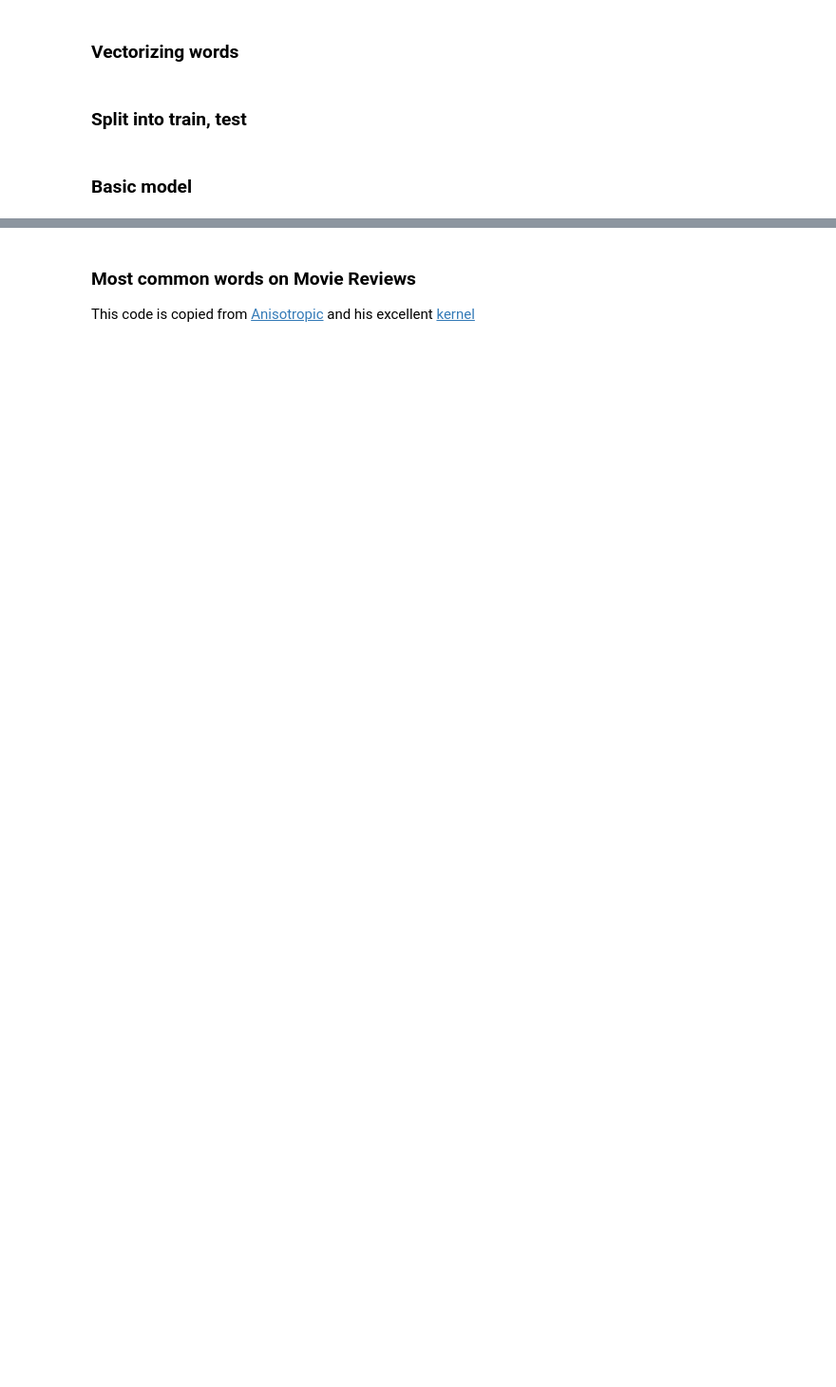
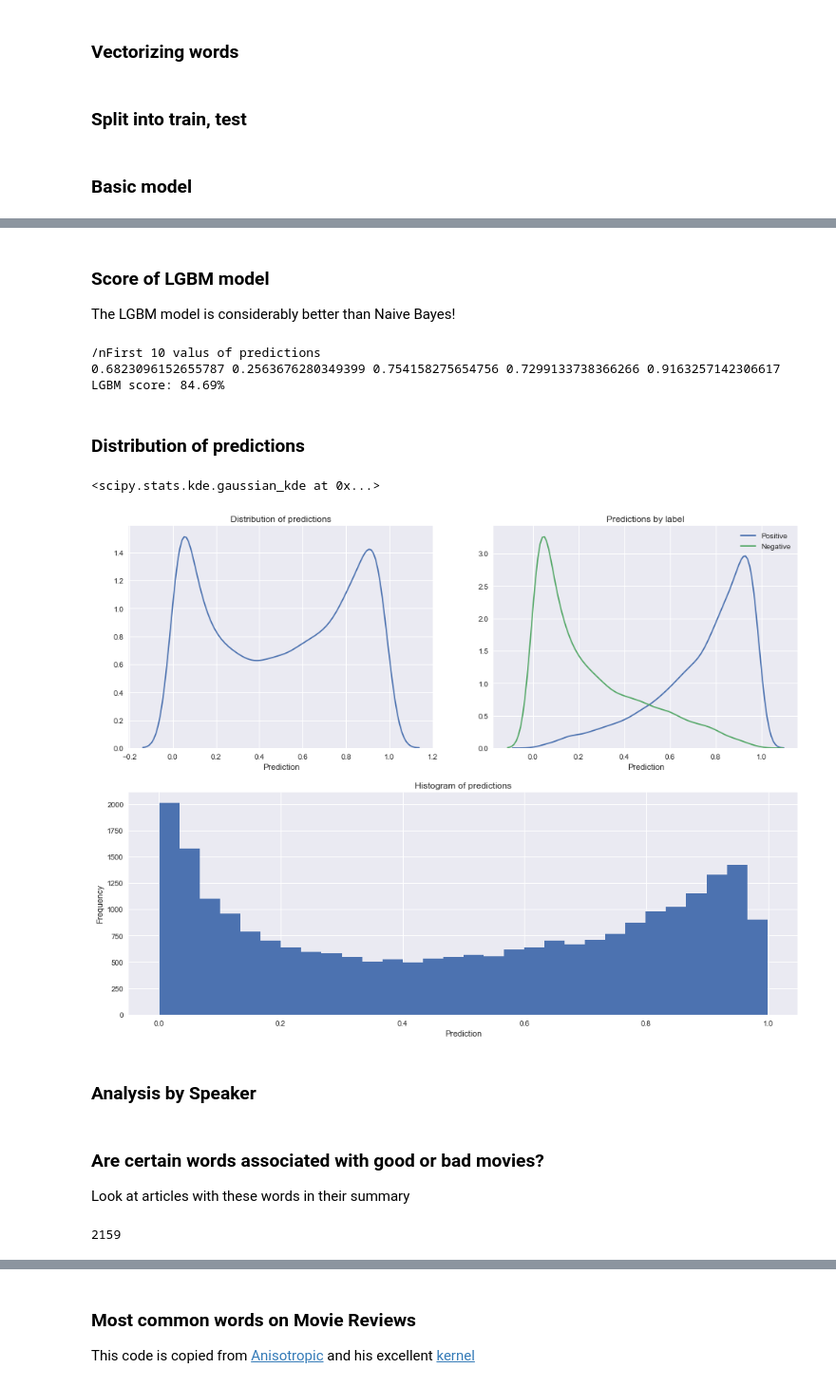
Before and after one commit to pstetz/PBS-Newshour, a Jupyter notebook: analysis.ipynb, the cells around one changed output, grey strips where cells are left out. Shown: that part at 95% size. Drawn from its saved outputs; the diff is of its cells as text; code cells hidden in the pictures; blank space fills up the shorter version.

Commit message:
distribution analysis

```diff
--- a/analysis.ipynb
+++ b/analysis.ipynb
@@ -552,0 +582,62 @@ mode
+# %% [markdown]
+### Score of LGBM model
+
+The LGBM model is considerably better than Naive Bayes!
+# %%
+# Predict
+predictions = lgb_model.predict(test_x)
+print("/nFirst 10 valus of predictions")
+print(" ".join(predictions[:5].astype(str)))
+
+# Turn probabilities into classification
+preds       = (predictions > 0.5).astype(int)
+
+# Check if predictions are correct and score
+score       = (preds == test_y).astype(int)
+score       = sum(score) / len(score)
+print(f"LGBM score: {round(score * 100, 2)}%")
+# %% [output]
+/nFirst 10 valus of predictions
+0.6823096152655787 0.2563676280349399 0.754158275654756 0.7299133738366266 0.9163257142306617
+LGBM score: 84.69%
+# %% [markdown]
+### Distribution of predictions
+# %%
+from scipy.stats import gaussian_kde
+
+gaussian_kde(predictions)
+# %% [output]
+<scipy.stats.kde.gaussian_kde at 0x...>
+# %%
+plt.figure(figsize=(16, 12))
+
+### Nuanced way of creating subplots
+ax1 = plt.subplot2grid((2, 2), (0, 0))
+ax2 = plt.subplot2grid((2, 2), (0, 1))
+ax3 = plt.subplot2grid((2, 2), (1, 0), colspan=2)
+
+
+# Left plot: KDE plot of predictions
+ax1.set_title("Distribution of predictions")
+ax1.set_xlabel("Prediction")
+sns.kdeplot(predictions, ax=ax1)
+
+# Right plot: KDE plot of predictions by label
+pos_preds = predictions[test_y[test_y == 1].index]
+neg_preds = predictions[test_y[test_y == 0].index]
+
+ax2.set_title("Predictions by label")
+ax2.set_xlabel("Prediction")
+sns.kdeplot(pos_preds, label="Positive", ax=ax2)
+sns.kdeplot(neg_preds, label="Negative", ax=ax2)
+
+
+# Right plot: Histogram plot
+ax3.set_title("Histogram of predictions")
+ax3.set_xlabel("Prediction")
+pd.DataFrame(predictions).plot(kind="hist", bins=30, ax=ax3)
+ax3.legend_.remove();
+# %% [output]
+[figure, added]
+# %% [markdown]
+### Analysis by Speaker
@@ -552,0 +646,8 @@ mode
+# %% [markdown]
+### Are certain words associated with good or bad movies?
+
+Look at articles with these words in their summary
+# %%
+df.Story.isnull().sum()
+# %% [output]
+2159
```
Also changed, not shown: parts of 25 cells of this notebook.
